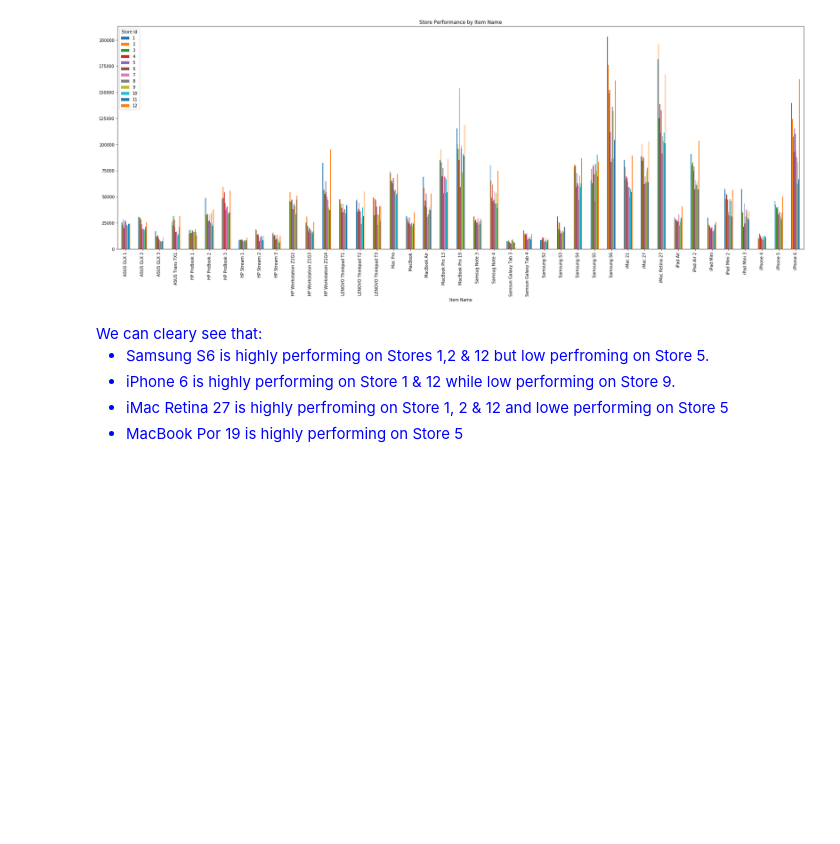
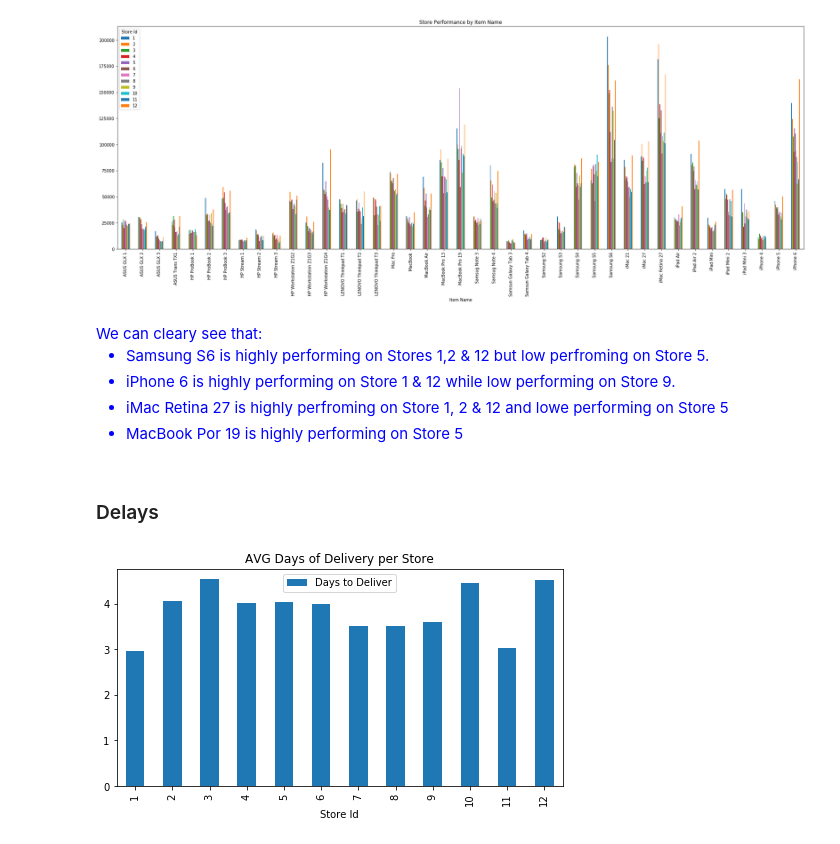
Before and after one commit to AliAlThuwaini/OracleUsecase, a Jupyter notebook: Presentation.ipynb, the cells around one changed output. Drawn from its saved outputs; the diff is of its cells as text; code cells hidden in the pictures; blank space fills up the shorter version.

Commit message:
Adding analysis of delays, stores locations, presentation contents and next steps.

```diff
--- a/Presentation.ipynb
+++ b/Presentation.ipynb
@@ -173,3 +226,12 @@ We can cleary see that:<br>
 - iPhone 6 is highly performing on Store 1 & 12 while low performing on Store 9.
 - iMac Retina 27 is highly perfroming on Store 1, 2 & 12 and lowe performing on Store 5
 - MacBook Por 19 is highly performing on Store 5
+# %% [markdown]
+### Delays
+# %%
+storestate = salestrend.merge(Stores[['Store Id', 'State']], on= 'Store Id', how= 'left')
+delivery = storestate.merge(Deliveries[['Order #', 'Days to Deliver']], how= 'left', on= 'Order #')
+delivery.groupby(['Store Id']).agg({'Days to Deliver': np.mean}).plot(kind= 'bar', figsize= (8, 4))
+plt.title('AVG Days of Delivery per Store');
+# %% [output]
+[figure, added]
```
Also changed, not shown: parts of 14 cells of this notebook.
